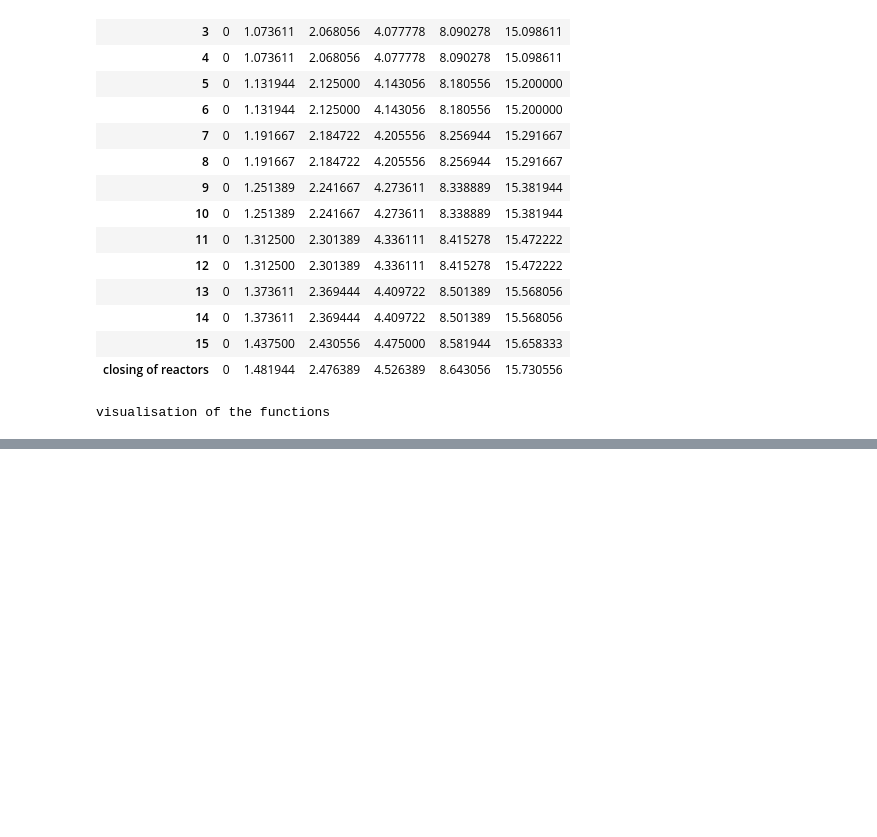
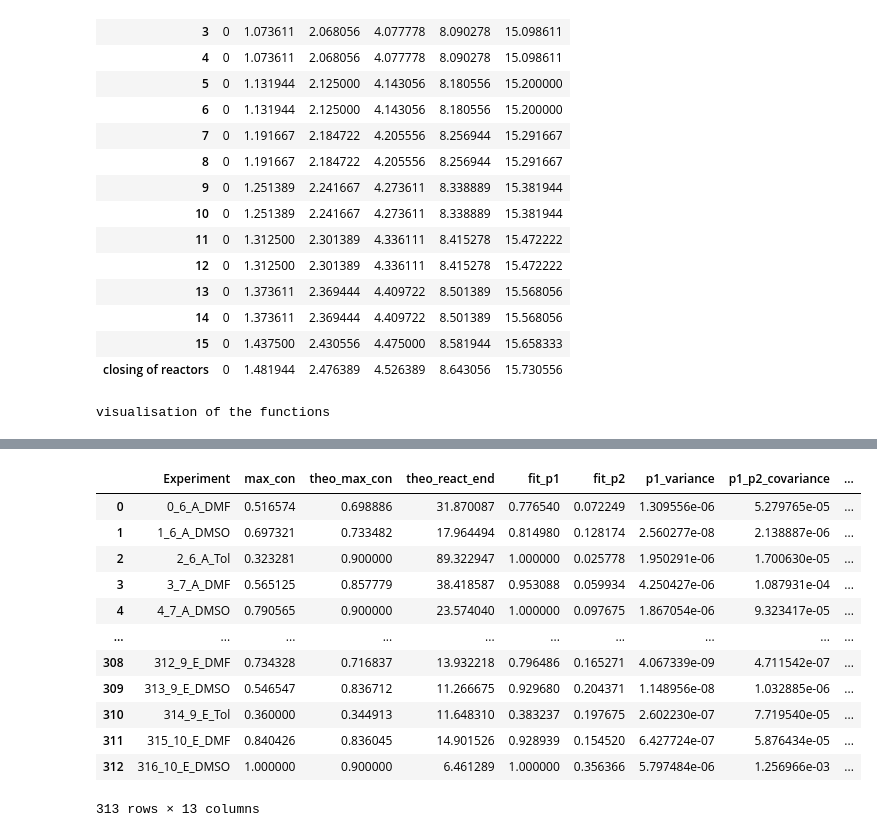
Before and after one commit to Bizbalt/RAFT-knowledgebase, a Jupyter notebook: sort_RAFT_table/dataset_analysis.ipynb, the cells around one changed output, grey strips where cells are left out. Saved outputs shown, nothing was run; the diff lists cells and outputs as text; code cells hidden in the pictures; blank space fills up the shorter version.

```diff
--- a/sort_RAFT_table/dataset_analysis.ipynb
+++ b/sort_RAFT_table/dataset_analysis.ipynb
@@ -375,0 +392,30 @@ kinetics_df["error_score"]=score
+# %%
+# determining apposite reaction end values.
+# The moment where 90% of the maximum conversion have been reached can be seen as a practical maximum conversion point
+kinetics_df["theo_max_con"] = kinetics_df["fit_p1"].apply(lambda x: x*0.9)
+
+def y_converted_negative_growth(y, L, k):
+    return -np.log(1-y/L)/k
+
+kinetics_df["theo_react_end"] = \
+    [y_converted_negative_growth(y, fit_p1, fit_p2) for y, fit_p1, fit_p2 in zip(kinetics_df["theo_max_con"], kinetics_df["fit_p1"], kinetics_df["fit_p2"])]
+
+# the theoretical maximal conversion must be capped at reasonable time (we take two days here) that is applying 139/313 entries
+kinetics_df["theo_react_end"] = [48 if x > 48 else x for x in kinetics_df["theo_react_end"].values]
+# recalculate the apposite maximal conversion
+kinetics_df["theo_max_con"] = [neg_growth(x, p1, p2) for x, p1, p2 in zip(kinetics_df["theo_react_end"], kinetics_df["fit_p1"], kinetics_df["fit_p2"])]
+kinetics_df
+# %% [output]
+|  | Experiment | max_con | theo_max_con | theo_react_end | fit_p1 | fit_p2 | p1_variance | p1_p2_covariance | ... |
+| 0 | 0_6_A_DMF | 0.516574 | 0.698886 | 31.870087 | 0.776540 | 0.072249 | 1.309556e-06 | 5.279765e-05 | ... |
+| 1 | 1_6_A_DMSO | 0.697321 | 0.733482 | 17.964494 | 0.814980 | 0.128174 | 2.560277e-08 | 2.138887e-06 | ... |
+| 2 | 2_6_A_Tol | 0.323281 | 0.900000 | 89.322947 | 1.000000 | 0.025778 | 1.950291e-06 | 1.700630e-05 | ... |
+| 3 | 3_7_A_DMF | 0.565125 | 0.857779 | 38.418587 | 0.953088 | 0.059934 | 4.250427e-06 | 1.087931e-04 | ... |
+| 4 | 4_7_A_DMSO | 0.790565 | 0.900000 | 23.574040 | 1.000000 | 0.097675 | 1.867054e-06 | 9.323417e-05 | ... |
+| ... | ... | ... | ... | ... | ... | ... | ... | ... | ... |
+| 308 | 312_9_E_DMF | 0.734328 | 0.716837 | 13.932218 | 0.796486 | 0.165271 | 4.067339e-09 | 4.711542e-07 | ... |
+| 309 | 313_9_E_DMSO | 0.546547 | 0.836712 | 11.266675 | 0.929680 | 0.204371 | 1.148956e-08 | 1.032885e-06 | ... |
+| 310 | 314_9_E_Tol | 0.360000 | 0.344913 | 11.648310 | 0.383237 | 0.197675 | 2.602230e-07 | 7.719540e-05 | ... |
+| 311 | 315_10_E_DMF | 0.840426 | 0.836045 | 14.901526 | 0.928939 | 0.154520 | 6.427724e-07 | 5.876434e-05 | ... |
+| 312 | 316_10_E_DMSO | 1.000000 | 0.900000 | 6.461289 | 1.000000 | 0.356366 | 5.797484e-06 | 1.256966e-03 | ... |
+313 rows × 13 columns
```
Also changed, not shown: parts of 5 cells of this notebook.
